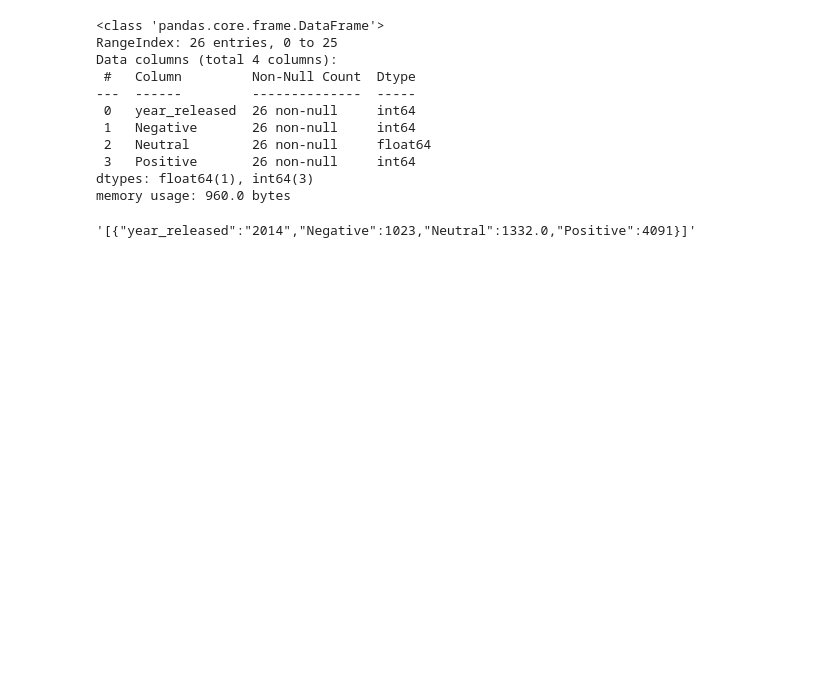
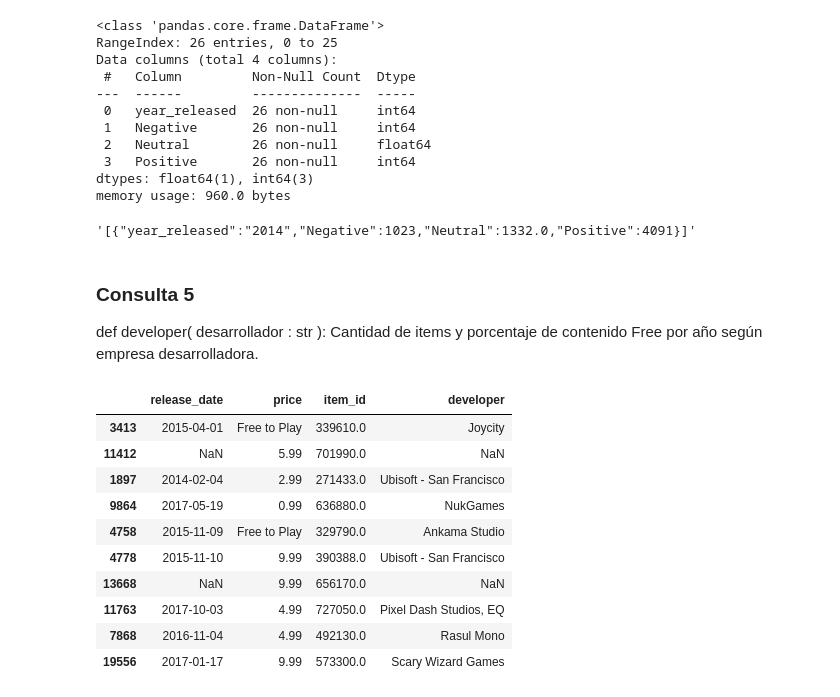
Before and after one commit to kimnegrette3/MLOps-Steam-Recommender-System, a Jupyter notebook: consultas_endpoints.ipynb, the cells around one changed output. Cells and saved outputs as stored; diff of their text form; code cells hidden in the pictures; blank space fills up the shorter version.

```diff
--- a/consultas_endpoints.ipynb
+++ b/consultas_endpoints.ipynb
@@ -419,3 +427,22 @@ def sentiment_analysis(año : str):
 sentiment_analysis('2014')
 # %% [output]
 '[{"year_released":"2014","Negative":1023,"Neutral":1332.0,"Positive":4091}]'
+# %% [markdown]
+### Consulta 5
+def developer( desarrollador : str ): Cantidad de items y porcentaje de contenido Free por año según empresa desarrolladora.
+# %%
+columns = ['id', 'price', 'developer', 'release_date']
+games = pd.read_csv('datasets/steam_games.csv', usecols=columns).rename(columns={'id':'item_id'})
+games.sample(10)
+# %% [output]
+|  | release_date | price | item_id | developer |
+| 3413 | 2015-04-01 | Free to Play | 339610.0 | Joycity |
+| 11412 | NaN | 5.99 | 701990.0 | NaN |
+| 1897 | 2014-02-04 | 2.99 | 271433.0 | Ubisoft - San Francisco |
+| 9864 | 2017-05-19 | 0.99 | 636880.0 | NukGames |
+| 4758 | 2015-11-09 | Free to Play | 329790.0 | Ankama Studio |
+| 4778 | 2015-11-10 | 9.99 | 390388.0 | Ubisoft - San Francisco |
+| 13668 | NaN | 9.99 | 656170.0 | NaN |
+| 11763 | 2017-10-03 | 4.99 | 727050.0 | Pixel Dash Studios, EQ |
+| 7868 | 2016-11-04 | 4.99 | 492130.0 | Rasul Mono |
+| 19556 | 2017-01-17 | 9.99 | 573300.0 | Scary Wizard Games |
```
Also changed, not shown: parts of 23 cells of this notebook, 2 other files.
